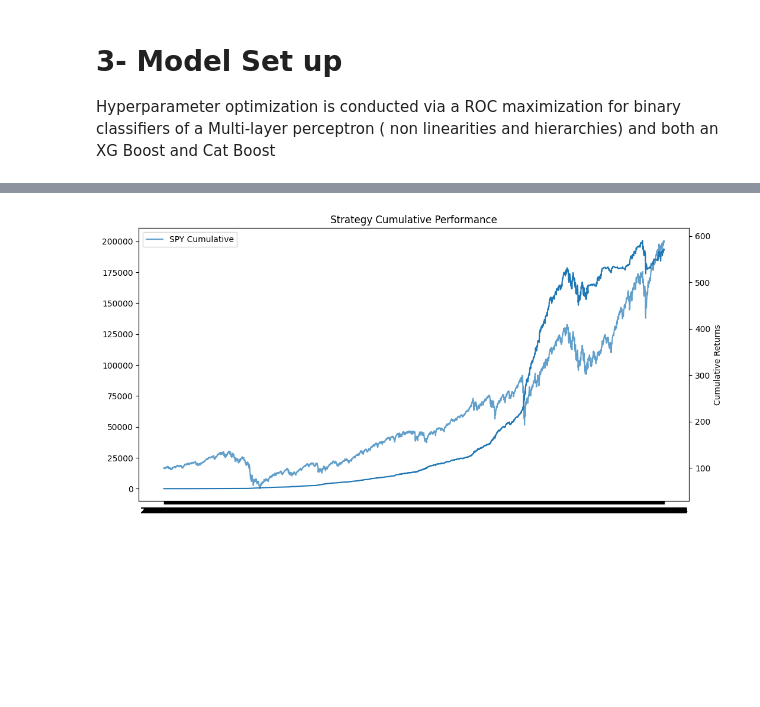
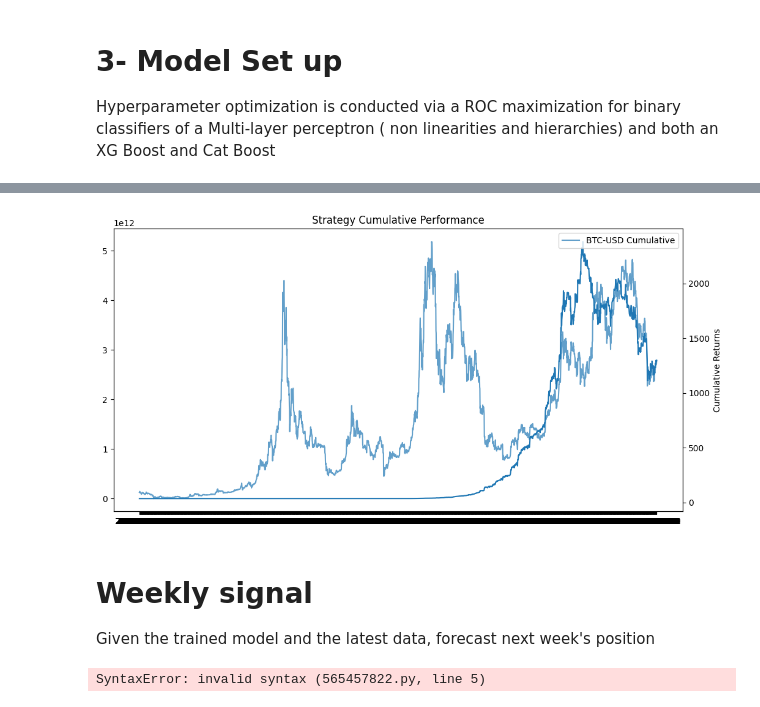
Before and after one commit to diego8acuervo/Hybrid-XG-CatBoost, a Jupyter notebook: notebooks/Hybrid XG-CatBoost-MLP.ipynb, the cells around one changed output, grey strips where cells are left out. Saved outputs shown, nothing was run; the diff lists cells and outputs as text; code cells hidden in the pictures; blank space fills up the shorter version.

```diff
--- a/notebooks/Hybrid XG-CatBoost-MLP.ipynb
+++ b/notebooks/Hybrid XG-CatBoost-MLP.ipynb
@@ -898,16 +974,29 @@ result.tail()
 # %%
 # Plot strategy result to assess investment performance
 import matplotlib.pyplot as plt
 
 plt.figure(figsize=(12, 6))
 plt.plot(result['Date'], result['Strategy_Cumulative'], label='Portfolio Value')
-# Plot SPY Cumulative in same graph but second Y axis
+# Plot BTC-USDT Cumulative in same graph but second Y axis
 plt.twinx()
-plt.plot(result['Date'], result['SPY_Cumulative'], label='SPY Cumulative', alpha=0.7)
+plt.plot(result['Date'], result['BTC-USD_Cumulative'], label='BTC-USD Cumulative', alpha=0.7)
 plt.title('Strategy Cumulative Performance')
 plt.xlabel('Date')
 plt.ylabel('Cumulative Returns')
 plt.legend()
 plt.show()
 # %% [output]
-[figure, old version]
+[figure, new version]
+# %% [markdown]
+# Weekly signal
+
+Given the trained model and the latest data, forecast next week's position
+# %%
+# Load the trained model
+
+model = HybridEnsemble.load("data/results/ensemble_model.pkl")
+# Prepare the input vector with the latest state...
+data =
+input_vector = data
+# %% [output]
+SyntaxError: invalid syntax (565457822.py, line 5)
```
Also changed, not shown: parts of 4 cells of this notebook, 11 other files.
